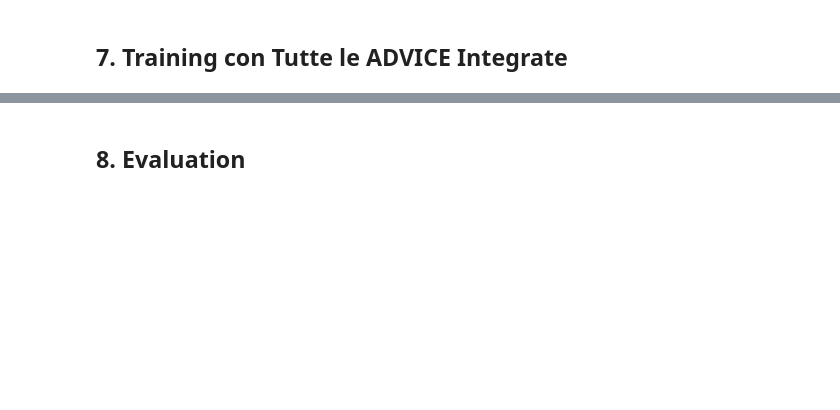
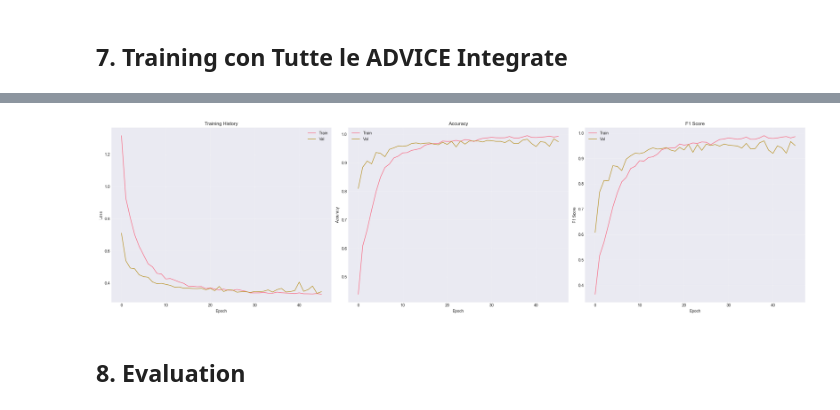
Before and after one commit to FilippoSaccomano/Cracking-Pain-Levels-from-Time-Series-Signals, a Jupyter notebook: pain_pirate_complete_tensorflow.ipynb, the cells around one changed output, grey strips where cells are left out. Drawn from its saved outputs; the diff is of its cells as text; code cells hidden in the pictures; blank space fills up the shorter version.

```diff
--- a/pain_pirate_complete_tensorflow.ipynb
+++ b/pain_pirate_complete_tensorflow.ipynb
@@ -568,3 +606,23 @@ Ora puoi:
+# %%
+def build_model_for_grid(input_shape, num_classes, conv_filters, lstm_units, dropout):
+    inputs = layers.Input(shape=input_shape)
+    x = layers.Conv1D(conv_filters, 3, padding='same', activation='relu')(inputs)
+    x = layers.BatchNormalization()(x)
+    x = layers.MaxPooling1D(2)(x)
+    x = layers.Dropout(dropout)(x)
+    x = layers.Conv1D(conv_filters, 3, padding='same', activation='relu')(x)
+    x = layers.BatchNormalization()(x)
+    x = layers.MaxPooling1D(2)(x)
+    x = layers.Dropout(dropout)(x)
+    x = layers.Bidirectional(layers.LSTM(lstm_units, return_sequences=False))(x)
+    x = layers.BatchNormalization()(x)
+    x = layers.Dropout(dropout)(x)
+    x = layers.Dense(64, activation='relu')(x)
+    x = layers.Dropout(dropout)(x)
+    outputs = layers.Dense(num_classes, activation='softmax')(x)
+    return Model(inputs=inputs, outputs=outputs)
+
+model=build_model_for_grid((WINDOW_SIZE, n_features),n_classes,conv_filters=128, lstm_units=32, dropout=0.3)
 # %%
 # ADVICE 10/11: Optimizer with gradient clipping
 # ADVICE 09/11: Loss with label smoothing
@@ -591,8 +654,8 @@ y_val_cat = keras.utils.to_categorical(y_val, n_classes)
 
 # Callbacks
 callbacks = [
-    EarlyStopping(monitor='val_macro_f1', patience=10, mode='max', restore_best_weights=True),
-    ReduceLROnPlateau(monitor='val_macro_f1', factor=0.5, patience=5, verbose=1, mode='max'),
+    EarlyStopping(monitor='val_macro_f1', patience=7, mode='max', restore_best_weights=True),
+    ReduceLROnPlateau(monitor='val_macro_f1', factor=0.5, patience=7, verbose=1, mode='max'),
     ModelCheckpoint('best_model_tf.h5', monitor='val_macro_f1', mode='max', save_best_only=True)
 ]
 
@@ -624,25 +731,35 @@ print('\n🎉 Training complete!')
 # %%
 # Plot history
-fig, (ax1, ax2) = plt.subplots(1, 2, figsize=(15, 5))
+fig, (ax1, ax2, ax3) = plt.subplots(1, 3, figsize=(25, 7))
 
 ax1.plot(history.history['loss'], label='Train')
 ax1.plot(history.history['val_loss'], label='Val')
 ax1.set_xlabel('Epoch')
 ax1.set_ylabel('Loss')
 ax1.set_title('Training History')
 ax1.legend()
 ax1.grid(True, alpha=0.3)
 
 ax2.plot(history.history['accuracy'], label='Train')
 ax2.plot(history.history['val_accuracy'], label='Val')
 ax2.set_xlabel('Epoch')
 ax2.set_ylabel('Accuracy')
 ax2.set_title('Accuracy')
 ax2.legend()
 ax2.grid(True, alpha=0.3)
 
+ax3.plot(history.history['macro_f1'], label='Train')
+ax3.plot(history.history['val_macro_f1'], label='Val')
+ax3.set_xlabel('Epoch')
+ax3.set_ylabel('F1 Score')
+ax3.set_title('F1 Score')
+ax3.legend()
+ax3.grid(True, alpha=0.3)
+
 plt.tight_layout()
 plt.show()
+# %% [output]
+[figure, added]
 # %% [markdown]
 ## 8. Evaluation
 # %%
```
Also changed, not shown: parts of 14 cells of this notebook, 2 other files.
